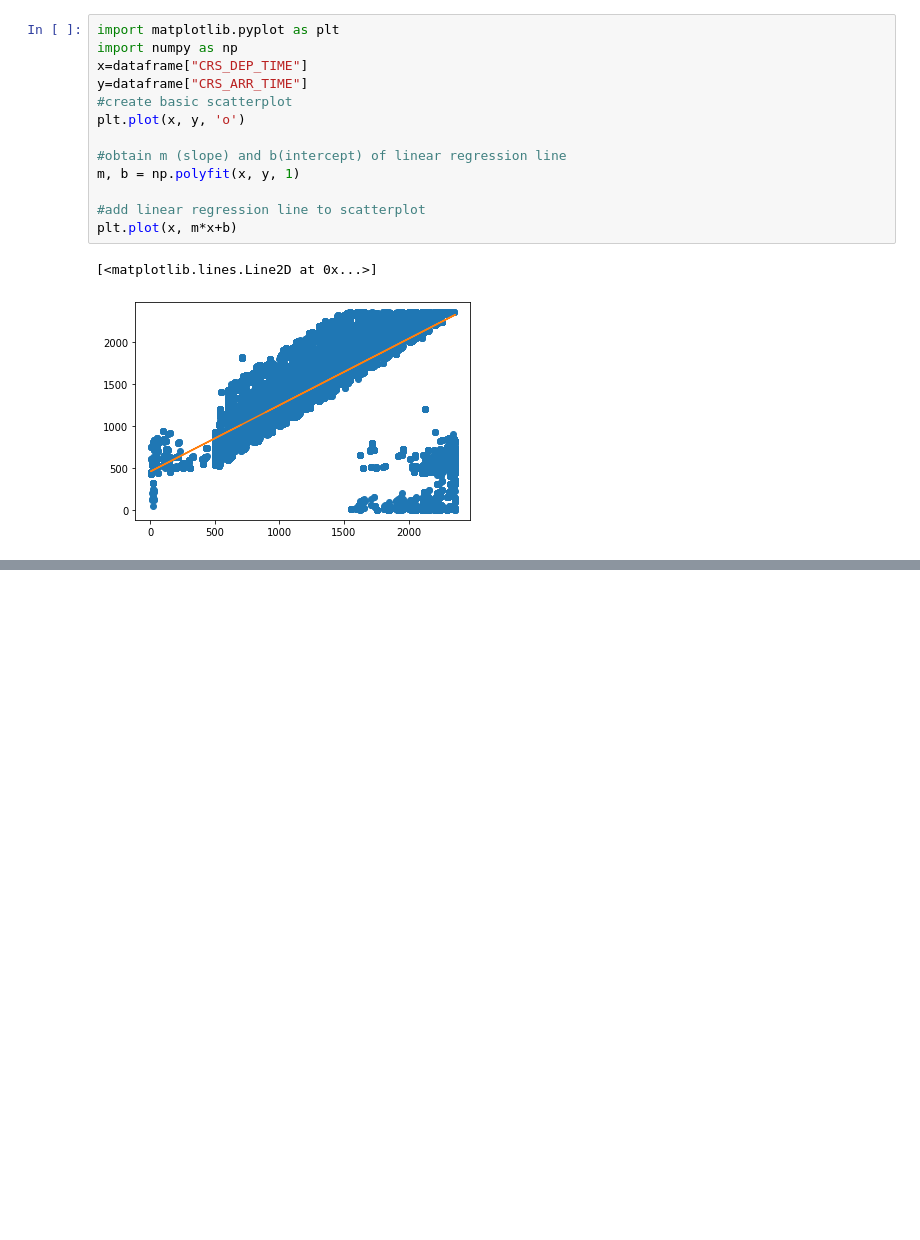
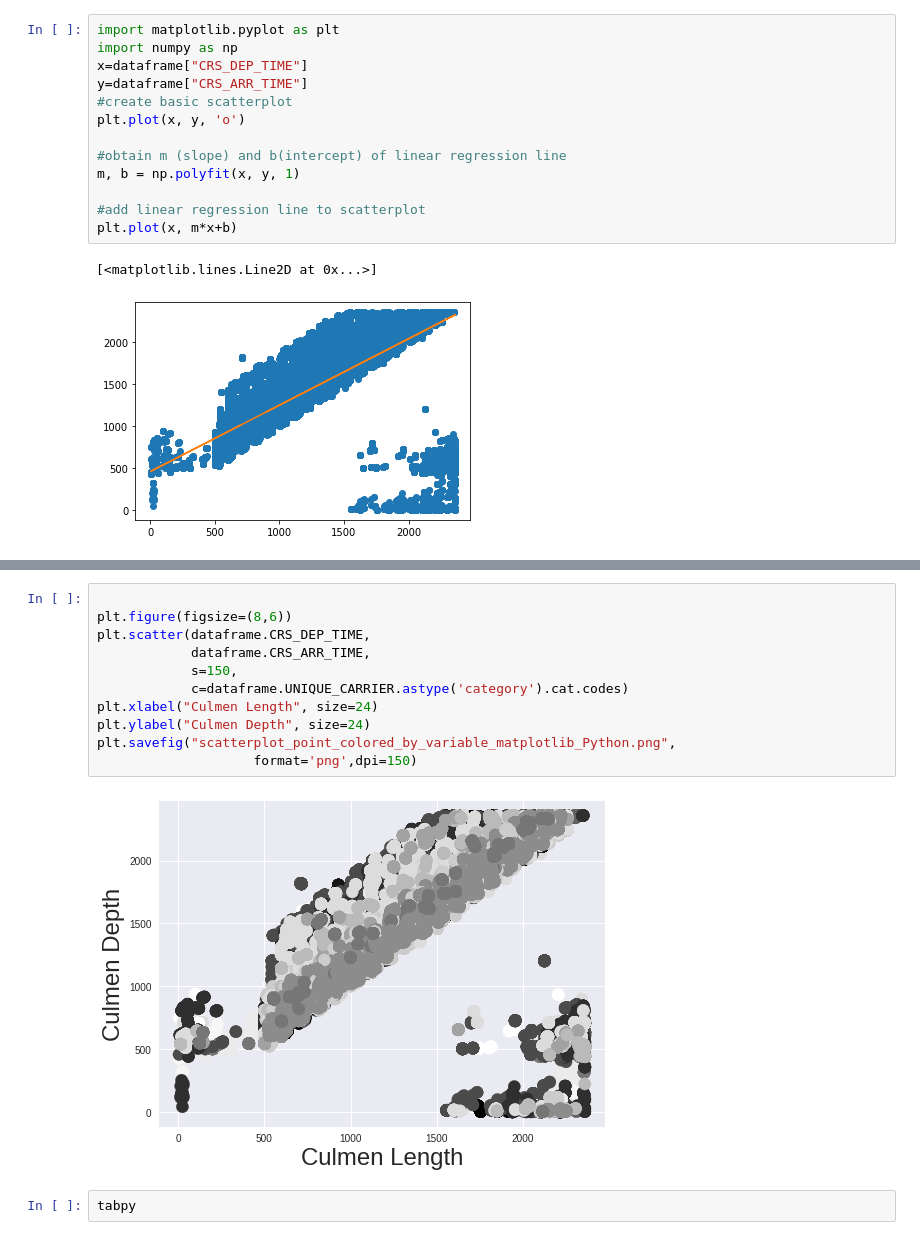
Before and after one commit to prakharsrivastava/powerbi, a Jupyter notebook: Data_Science_on_Google_Cloud_Platform_3.ipynb, the cells around one changed output, grey strips where cells are left out. Drawn from its saved outputs; the diff is of its cells as text; blank space fills up the shorter version.

```diff
--- a/Data_Science_on_Google_Cloud_Platform_3.ipynb
+++ b/Data_Science_on_Google_Cloud_Platform_3.ipynb
@@ -107,0 +142,15 @@ plt.plot(x, m*x+b)
+# %%
+
+plt.figure(figsize=(8,6))
+plt.scatter(dataframe.CRS_DEP_TIME,
+            dataframe.CRS_ARR_TIME,
+            s=150,
+            c=dataframe.UNIQUE_CARRIER.astype('category').cat.codes)
+plt.xlabel("Culmen Length", size=24)
+plt.ylabel("Culmen Depth", size=24)
+plt.savefig("scatterplot_point_colored_by_variable_matplotlib_Python.png",
+                    format='png',dpi=150)
+# %% [output]
+[figure, added]
+# %%
+tabpy
```
Also changed, not shown: parts of 5 cells of this notebook.
